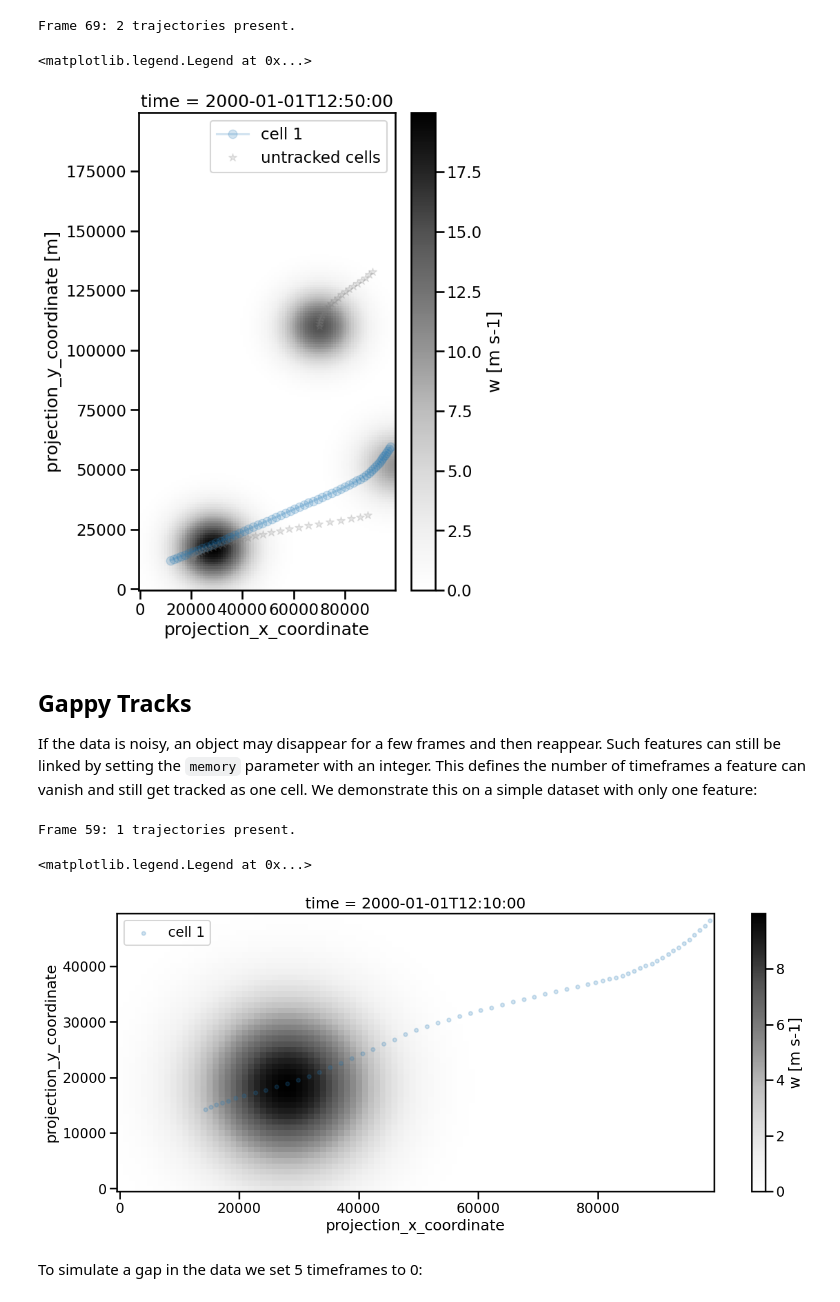
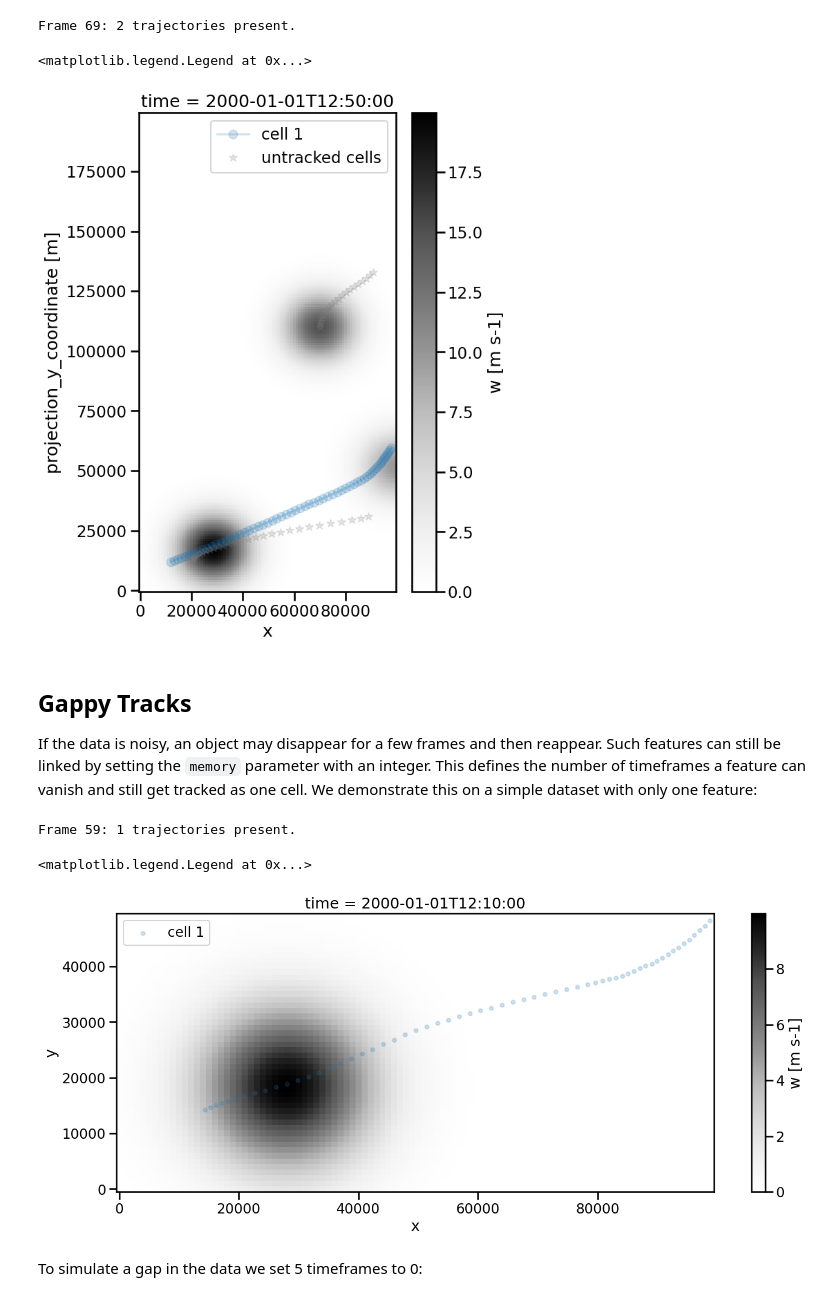
Before and after one commit to tobac-project/tobac, a Jupyter notebook: examples/Basics/Methods-and-Parameters-for-Linking.ipynb, the cells around one changed output. Drawn from its saved outputs; the diff is of its cells as text; code cells hidden in the pictures.

```diff
--- a/examples/Basics/Methods-and-Parameters-for-Linking.ipynb
+++ b/examples/Basics/Methods-and-Parameters-for-Linking.ipynb
@@ -224,8 +224,8 @@ data.isel(time=50).plot(ax=ax, x="x", y="y", cmap="Greys")
 
 for i, cell_track in track.groupby("cell"):
     cell_track.plot(
-        x="projection_x_coordinate",
-        y="projection_y_coordinate",
+        x="x",
+        y="y",
         ax=ax,
         marker="o",
         alpha=0.2,
@@ -290,8 +290,8 @@ try:
 
     for i, cell_track in track.groupby("cell"):
         cell_track.plot(
-            x="projection_x_coordinate",
-            y="projection_y_coordinate",
+            x="x",
+            y="y",
             ax=ax,
             marker="o",
             alpha=0.2,
@@ -334,8 +334,8 @@ data.isel(time=50).plot(ax=ax, x="x", y="y", cmap="Greys")
 
 for i, cell_track in tracked_cells_only.groupby("cell"):
     cell_track.plot(
-        x="projection_x_coordinate",
-        y="projection_y_coordinate",
+        x="x",
+        y="y",
         ax=ax,
         marker="o",
         alpha=0.2,
@@ -344,8 +344,8 @@ for i, cell_track in tracked_cells_only.groupby("cell"):
 
 for i, cell_track in untracked_cells.groupby("cell"):
     cell_track.plot(
-        x="projection_x_coordinate",
-        y="projection_y_coordinate",
+        x="x",
+        y="y",
         ax=ax,
         color="gray",
         marker="*",
@@ -382,8 +382,8 @@ data.isel(time=50).plot(ax=ax, x="x", y="y", cmap="Greys")
 
 for i, cell_track in tracked_cells_only.groupby("cell"):
     cell_track.plot(
-        x="projection_x_coordinate",
-        y="projection_y_coordinate",
+        x="x",
+        y="y",
         ax=ax,
         marker="o",
         alpha=0.2,
@@ -392,8 +392,8 @@ for i, cell_track in tracked_cells_only.groupby("cell"):
 
 for i, cell_track in untracked_cells.groupby("cell"):
     cell_track.plot(
-        x="projection_x_coordinate",
-        y="projection_y_coordinate",
+        x="x",
+        y="y",
         ax=ax,
         color="gray",
         marker="*",
@@ -405,7 +405,7 @@ for i, cell_track in untracked_cells.groupby("cell"):
 plt.legend()
 # %% [output]
 <matplotlib.legend.Legend at 0x...>
-[figure, old version]
+[figure, new version]
 # %% [markdown]
 ## Gappy Tracks
 
@@ -413,28 +413,28 @@ If the data is noisy, an object may disappear for a few frames and then reappear
 # %%
 data = tobac.testing.make_simple_sample_data_2D(data_type="xarray")
 dxy, dt = tobac.utils.get_spacings(data)
 features = tobac.feature_detection_multithreshold(data, dxy, threshold=1)
 track = tobac.linking_trackpy(features, data, dt=dt, dxy=dxy, v_max=1000)
 
 fig, ax = plt.subplots(ncols=1, nrows=1, figsize=(16, 6))
 
 data.isel(time=10).plot(ax=ax, x="x", y="y", cmap="Greys")
 
 for i, cell_track in track.groupby("cell"):
     cell_track.plot.scatter(
-        x="projection_x_coordinate",
-        y="projection_y_coordinate",
+        x="x",
+        y="y",
         ax=ax,
         marker="o",
         alpha=0.2,
         label="cell {0}".format(int(i)),
     )
 
 plt.legend()
 # %% [output]
 Frame 59: 1 trajectories present.
 <matplotlib.legend.Legend at 0x...>
-[figure, old version]
+[figure, new version]
 # %% [markdown]
 To simulate a gap in the data we set 5 timeframes to 0:
 # %%
```
Also changed, not shown: parts of 8 cells of this notebook, 1 other file.
